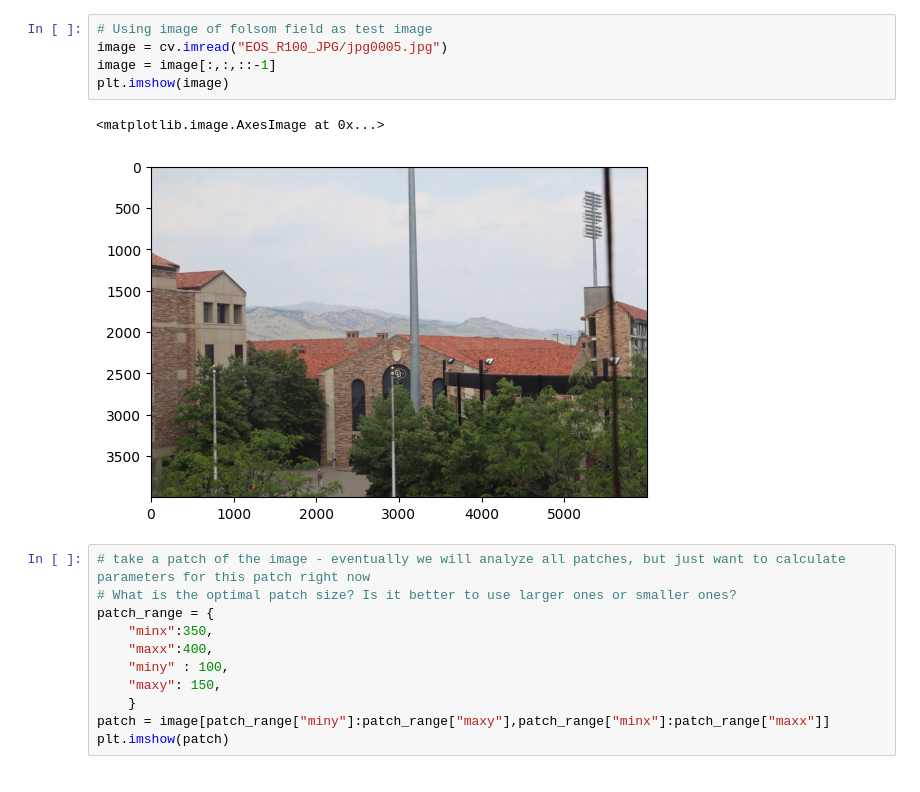
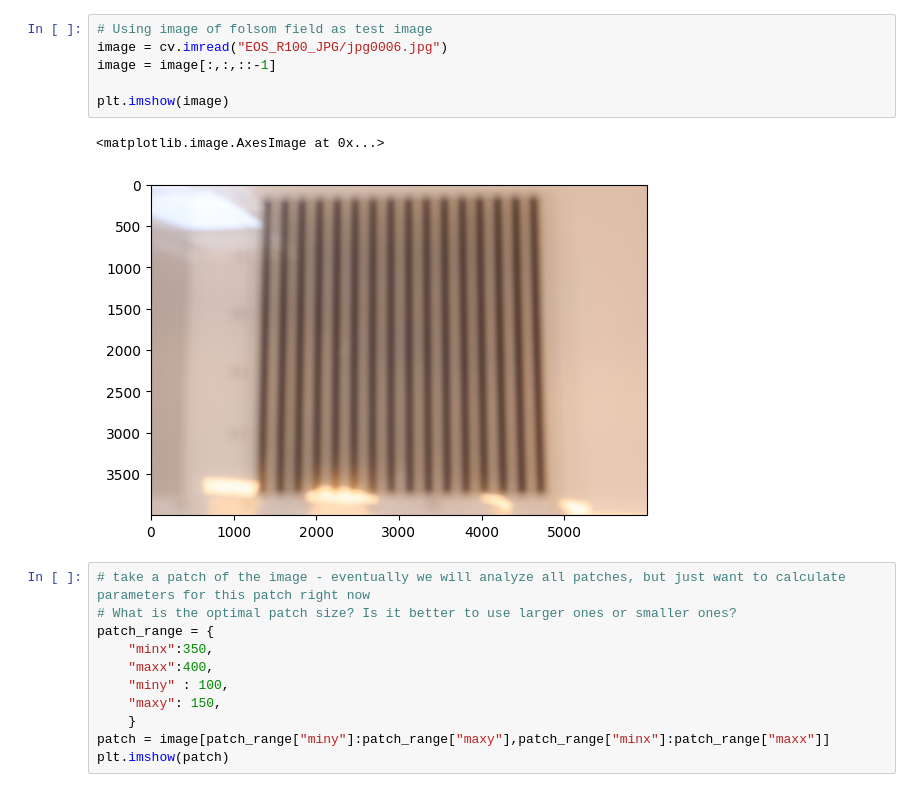
Before and after one commit to 42IceLollies/summer_research_26, a Jupyter notebook: dehazing_patch.ipynb, the cells around one changed output. Saved outputs shown, nothing was run; the diff lists cells and outputs as text.

```diff
--- a/dehazing_patch.ipynb
+++ b/dehazing_patch.ipynb
@@ -22,11 +36,12 @@ def stage_imgs(range_begin, range_end):
 # %%
 # Using image of folsom field as test image
-image = cv.imread("EOS_R100_JPG/jpg0005.jpg")
+image = cv.imread("EOS_R100_JPG/jpg0006.jpg")
 image = image[:,:,::-1]
+
 plt.imshow(image)
 # %% [output]
 <matplotlib.image.AxesImage at 0x...>
-[figure, old version]
+[figure, new version]
 # %%
 # take a patch of the image - eventually we will analyze all patches, but just want to calculate parameters for this patch right now
 # What is the optimal patch size? Is it better to use larger ones or smaller ones?
```
Also changed, not shown: parts of 2 cells of this notebook, 13 other files.
